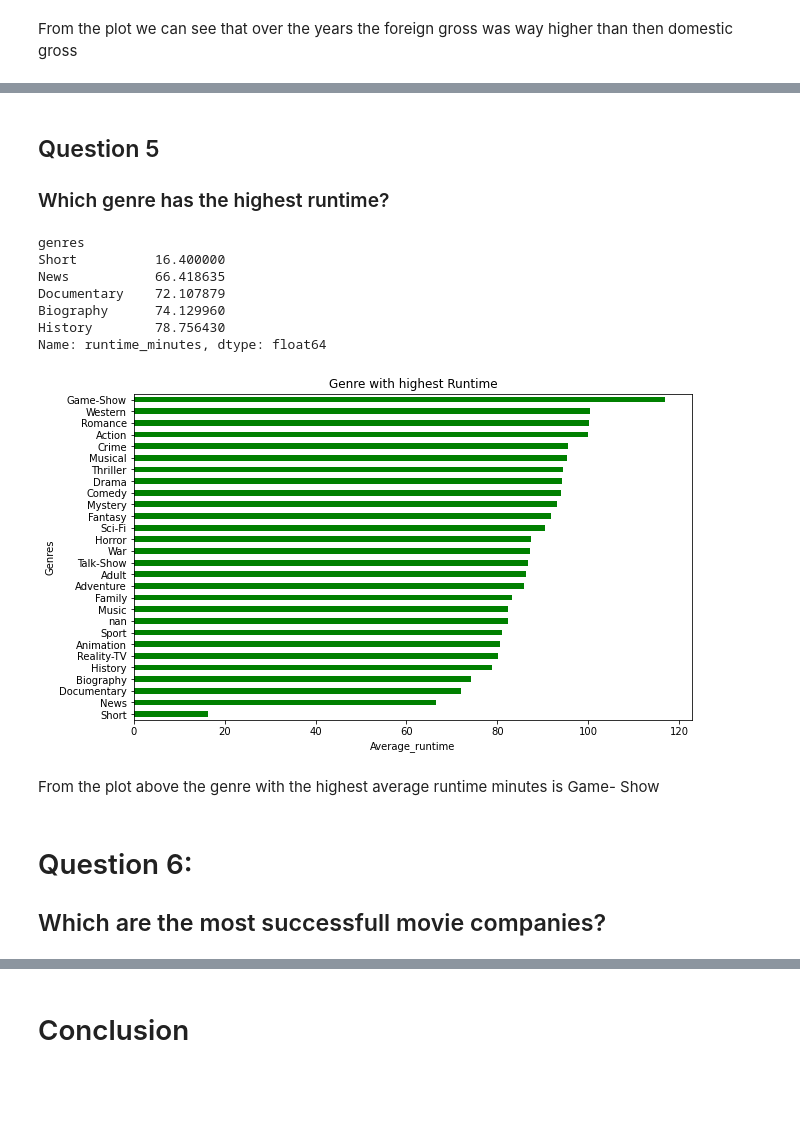
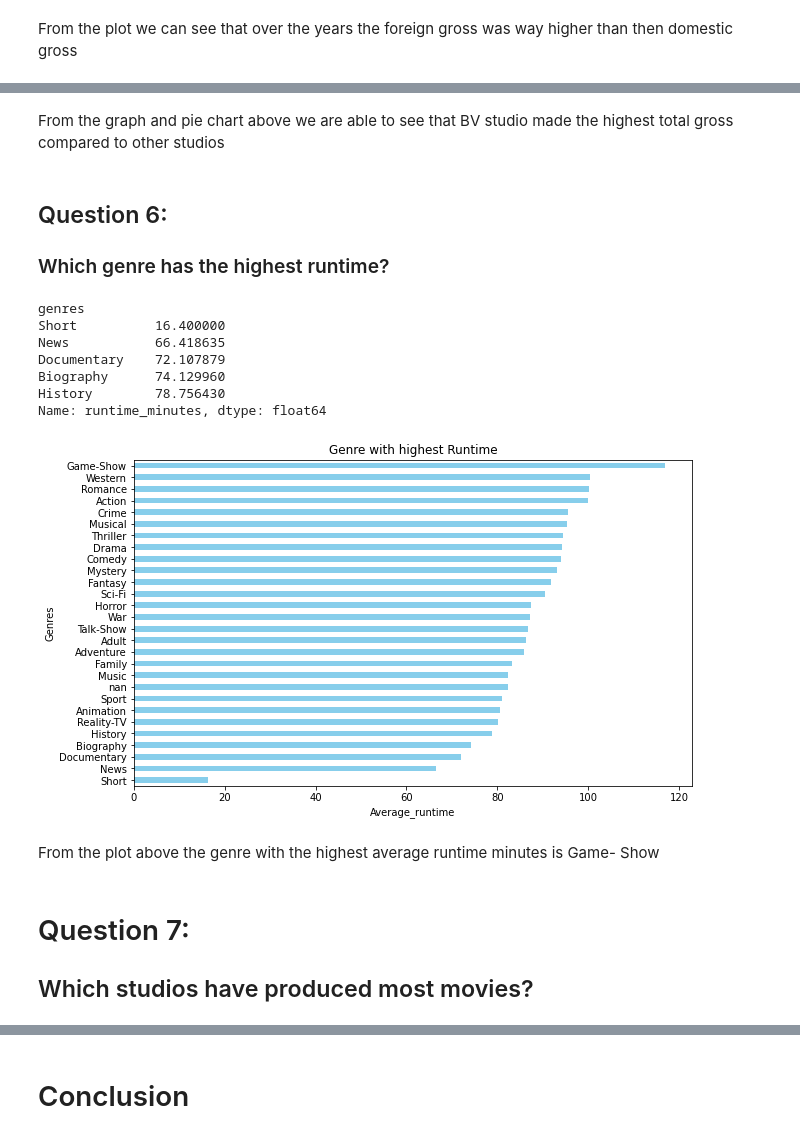
Before and after one commit to guddacandy/dsc-phase-1-project-v2-4, a Jupyter notebook: student.ipynb, the cells around one changed output, grey strips where cells are left out. Drawn from its saved outputs; the diff is of its cells as text; code cells hidden in the pictures; blank space fills up the shorter version.

```diff
--- a/student.ipynb
+++ b/student.ipynb
@@ -841,5 +923,7 @@ From the plot we can see that over the years the foreign gross was way higher th
+# %% [markdown]
+From the graph and pie chart above we are able to see that BV studio made the highest total gross compared to other studios
 # %% [markdown]
-## Question 5
+## Question 6:
 ### Which genre has the highest runtime?
 # %%
  # Group by genre and calculate the mean runtime
@@ -856,25 +940,25 @@ Name: runtime_minutes, dtype: float64
 # %%
 # Plot a bar graph
 
 # Create a figure and axis object
 fig, ax = plt.subplots(figsize=(10, 6))
 
 # Plot the data on the specified axis as a horizontal bar plot
-Highest_runtime.plot(kind ='barh', color = 'green')
+Highest_runtime.plot(kind ='barh', color = 'skyblue')
 
 # Set the title, labels, and other formatting
 ax.set_title('Genre with highest Runtime')
 ax.set_xlabel('Average_runtime')
 ax.set_ylabel('Genres')
 
 # Display the plot
 plt.show()
 # %% [output]
-[figure, old version]
+[figure, new version]
 # %% [markdown]
 From the plot above the genre with the highest average runtime minutes is Game- Show
-# %% [markdown]
-# Question 6:
-
-## Which are the most successfull movie companies?
+# %% [markdown]
+# Question 7:
+
+## Which studios have produced most movies?
 # %%
```
Also changed, not shown: parts of 32 cells of this notebook, 2 other files.
